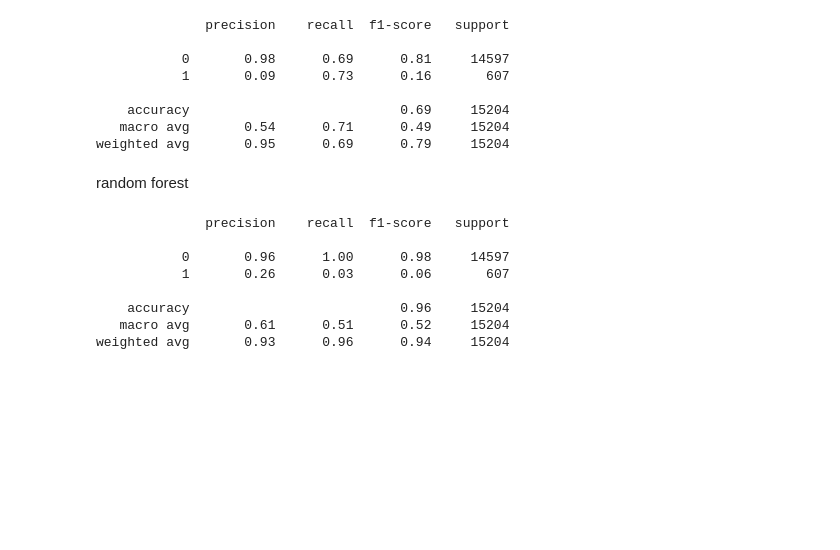
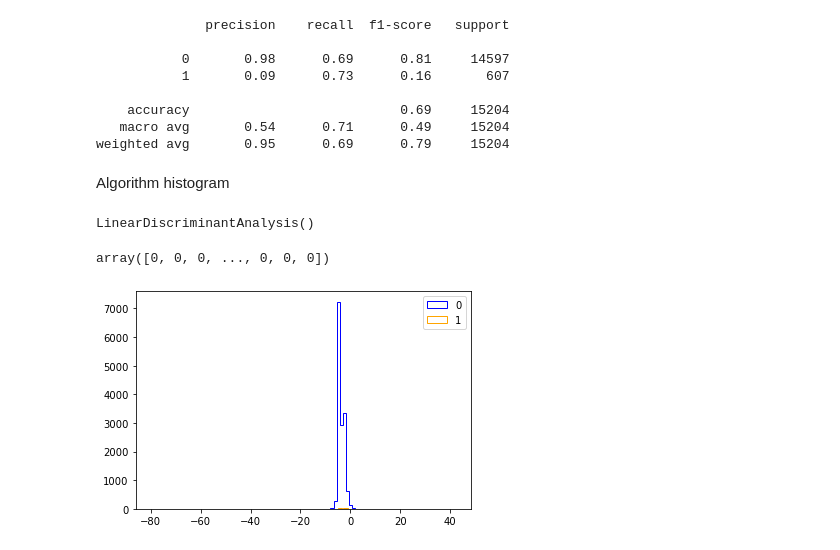
Before and after one commit to randolphwanjiru/DSP4380, a Jupyter notebook: Tabular/Customer Satisification.ipynb, the cells around one changed output. Drawn from its saved outputs; the diff is of its cells as text; code cells hidden in the pictures; blank space fills up the shorter version.

```diff
--- a/Tabular/Customer Satisification.ipynb
+++ b/Tabular/Customer Satisification.ipynb
@@ -230,27 +228,5 @@ submission_df = pd.DataFrame({
     accuracy                           0.69     15204
    macro avg       0.54      0.71      0.49     15204
 weighted avg       0.95      0.69      0.79     15204
-# %% [markdown]
-random forest
-# %%
-from sklearn.ensemble import RandomForestClassifier
-from sklearn.metrics import classification_report
-
-# Initialize the Random Forest classifier
-rf_model = RandomForestClassifier(n_estimators=100, random_state=42)
-
-# Train the model on the training data
-rf_model.fit(X_train_scaled, y_train)
-
-# Evaluate the model on the validation data
-y_val_pred_rf = rf_model.predict(X_val_scaled)
-print(classification_report(y_val, y_val_pred_rf))
-# %% [output]
-              precision    recall  f1-score   support
-
-           0       0.96      1.00      0.98     14597
-           1       0.26      0.03      0.06       607
-
-    accuracy                           0.96     15204
-   macro avg       0.61      0.51      0.52     15204
-weighted avg       0.93      0.96      0.94     15204
+# %% [markdown]
+Algorithm histogram
@@ -256,0 +252,26 @@ weighted avg       0.93      0.96      0.94     15204
+# %%
+import sklearn.discriminant_analysis as DA
+Fisher = DA.LinearDiscriminantAnalysis()
+# %%
+Fisher.fit(X_train, y_train)
+# %% [output]
+LinearDiscriminantAnalysis()
+# %%
+Fisher.predict(X_val.to_numpy())
+# %% [output]
+array([0, 0, 0, ..., 0, 0, 0])
+# %%
+X_val_0 = X_val[y_val.to_numpy() == 0]
+X_val_1 = X_val[y_val.to_numpy() == 1]
+
+plt.figure()
+
+plt.hist(Fisher.decision_function(X_val_0.to_numpy()), bins=100, histtype="step", color="blue", label="0", stacked=True)
+
+plt.hist(Fisher.decision_function(X_val_1.to_numpy()), bins=100, histtype="step", color="orange", label="1", stacked=True)
+
+plt.legend(loc='upper right')
+
+plt.show()
+# %% [output]
+[figure, added]
```
Also changed, not shown: parts of 7 cells of this notebook.
